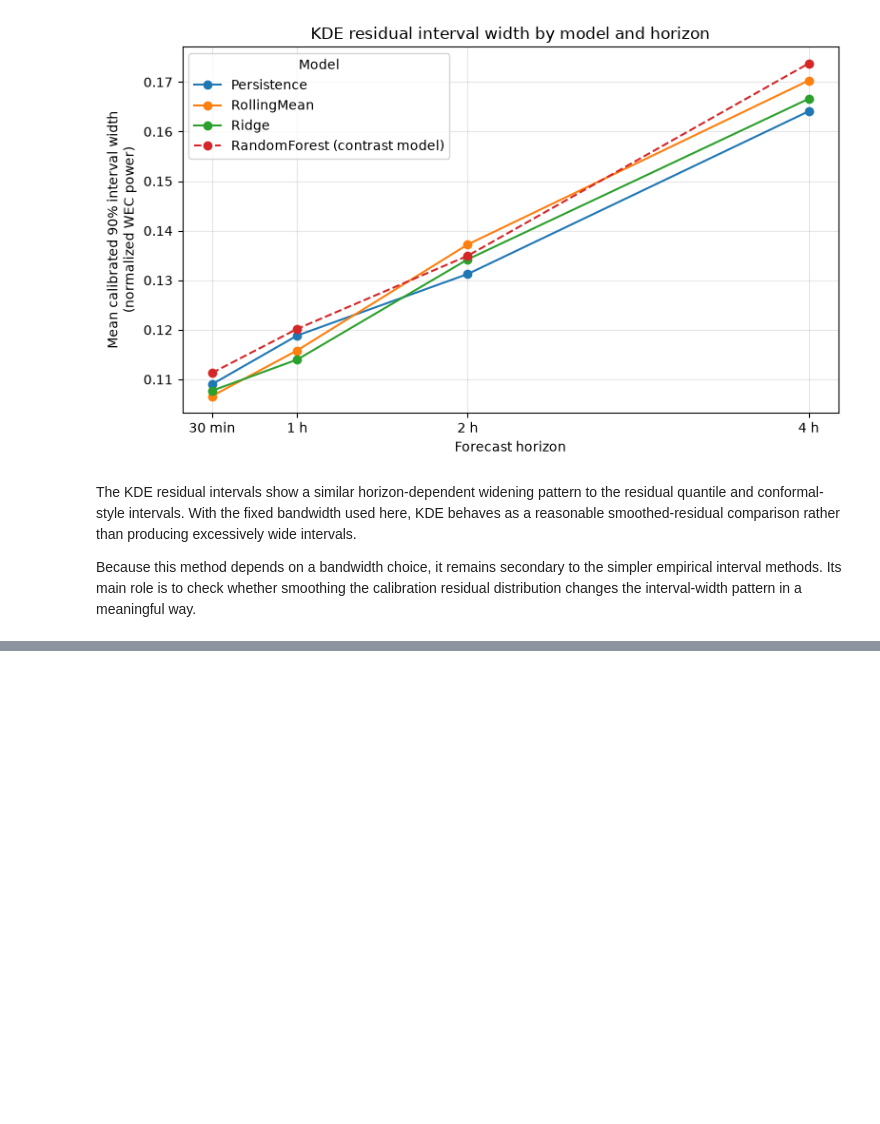
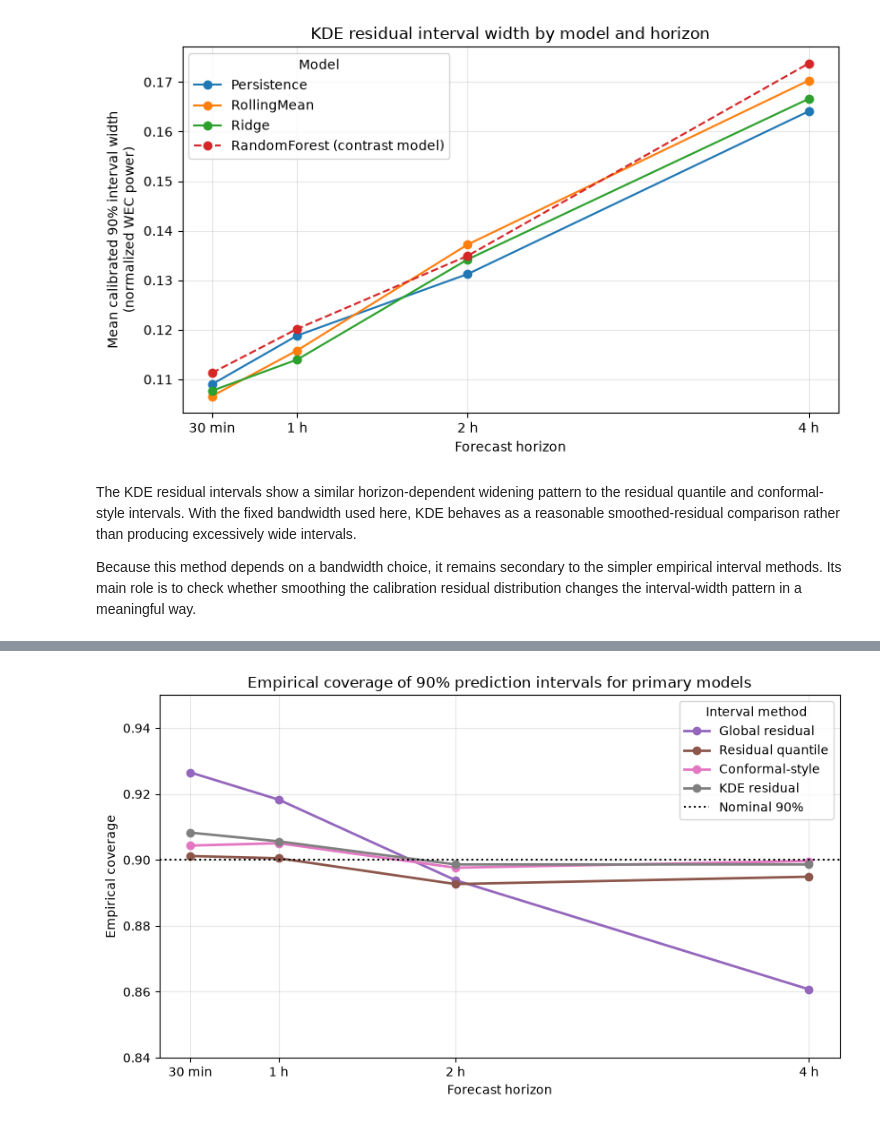
Before and after one commit to ChouaibB/wave-energy-forecasting-storage-ml, a Jupyter notebook: notebooks/04_prediction_intervals_uncertainty.ipynb, the cells around one changed output, grey strips where cells are left out. Drawn from its saved outputs; the diff is of its cells as text; code cells hidden in the pictures; blank space fills up the shorter version.

Commit message:
comparing PI methods on test sets with empirical coverage

```diff
--- a/notebooks/04_prediction_intervals_uncertainty.ipynb
+++ b/notebooks/04_prediction_intervals_uncertainty.ipynb
@@ -765,0 +899,85 @@ Because this method depends on a bandwidth choice, it remains secondary to the s
+# %%
+method_order = [
+    "GlobalResidual",
+    "ResidualQuantile_ModelHorizon",
+    "ConformalStyle_ModelHorizon",
+    "KDEResidual_ModelHorizon",
+]
+
+method_label_map = {
+    "GlobalResidual": "Global residual",
+    "ResidualQuantile_ModelHorizon": "Residual quantile",
+    "ConformalStyle_ModelHorizon": "Conformal-style",
+    "KDEResidual_ModelHorizon": "KDE residual",
+}
+
+plot_df = interval_metrics_summary.query(
+    "interval_level == @MAIN_INTERVAL_LEVEL and model in @PRIMARY_MODELS"
+).copy()
+
+plot_df["interval_method"] = pd.Categorical(
+    plot_df["interval_method"],
+    categories=method_order,
+    ordered=True,
+)
+
+horizon_ticks = (
+    plot_df[["horizon_hours", "horizon_label"]]
+    .drop_duplicates()
+    .sort_values("horizon_hours")
+)
+
+method_color_map = {
+    "GlobalResidual": "tab:purple",
+    "ResidualQuantile_ModelHorizon": "tab:brown",
+    "ConformalStyle_ModelHorizon": "tab:pink",
+    "KDEResidual_ModelHorizon": "tab:gray",
+}
+
+fig, ax = plt.subplots(figsize=(8.5, 5.0))
+
+for method in method_order:
+    method_df = (
+        plot_df[plot_df["interval_method"].eq(method)]
+        .groupby(["horizon_steps", "horizon_hours", "horizon_label"], observed=True)
+        .agg(mean_coverage=("mean_coverage", "mean"))
+        .reset_index()
+        .sort_values("horizon_steps")
+    )
+
+    if method_df.empty:
+        continue
+
+    ax.plot(
+        method_df["horizon_hours"],
+        method_df["mean_coverage"],
+        marker="o",
+        linewidth=2,
+        color=method_color_map[method],
+        label=method_label_map[method],
+    )
+
+ax.axhline(
+    MAIN_INTERVAL_LEVEL,
+    color="black",
+    linestyle=":",
+    linewidth=1.5,
+    label=f"Nominal {int(MAIN_INTERVAL_LEVEL * 100)}%",
+)
+
+ax.set_title("Empirical coverage of 90% prediction intervals for primary models")
+ax.set_xlabel("Forecast horizon")
+ax.set_ylabel("Empirical coverage")
+ax.set_xticks(horizon_ticks["horizon_hours"])
+ax.set_xticklabels(horizon_ticks["horizon_label"])
+ax.set_ylim(0.84, 0.95)
+ax.grid(True, alpha=0.3)
+ax.legend(title="Interval method")
+
+fig.tight_layout()
+
+coverage_horizon_path = FIGURES_DIR / "coverage_vs_horizon.png"
+fig.savefig(coverage_horizon_path, dpi=200, bbox_inches="tight")
+plt.show()
+# %% [output]
+[figure, added]
```
Also changed, not shown: parts of 4 cells of this notebook, 4 other files.
